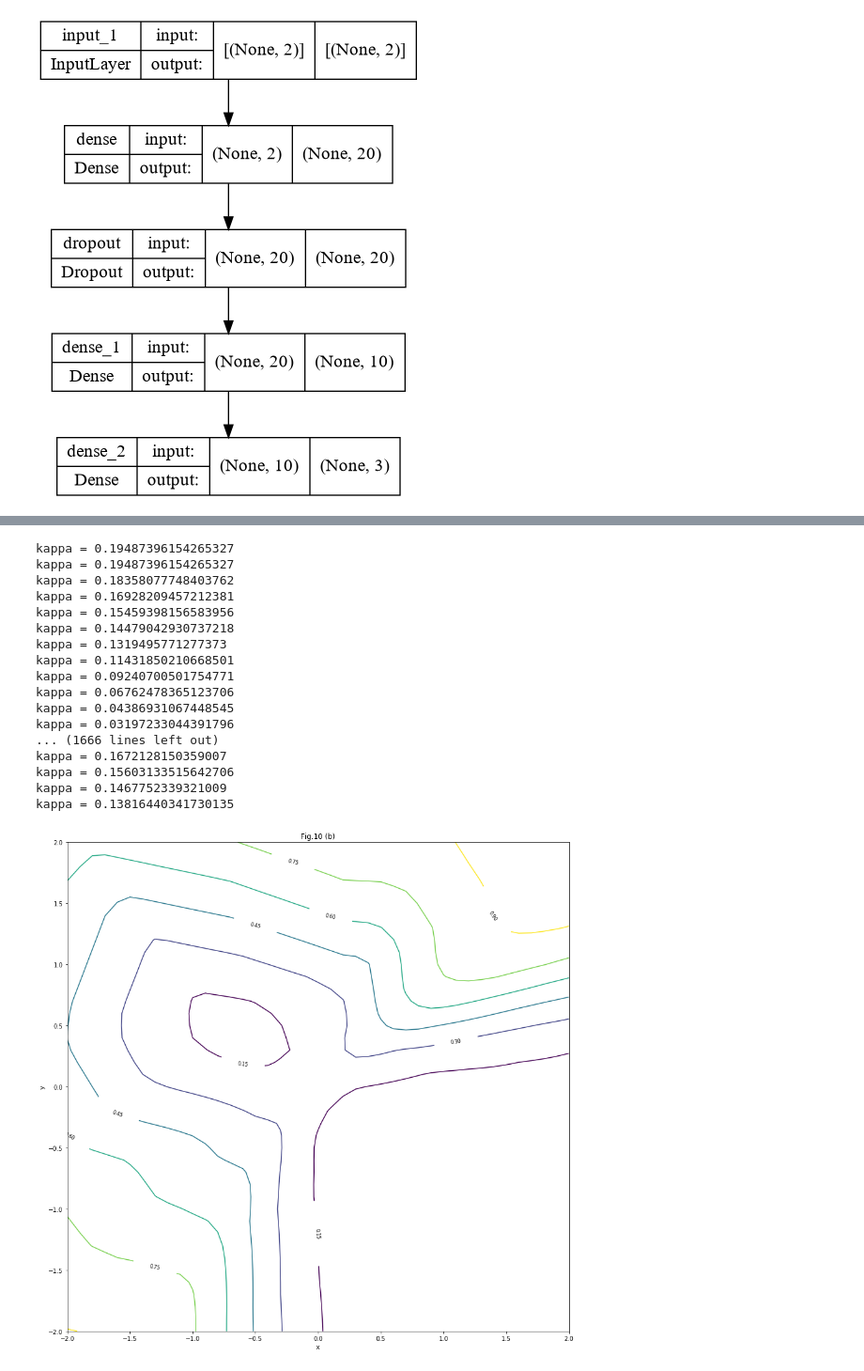
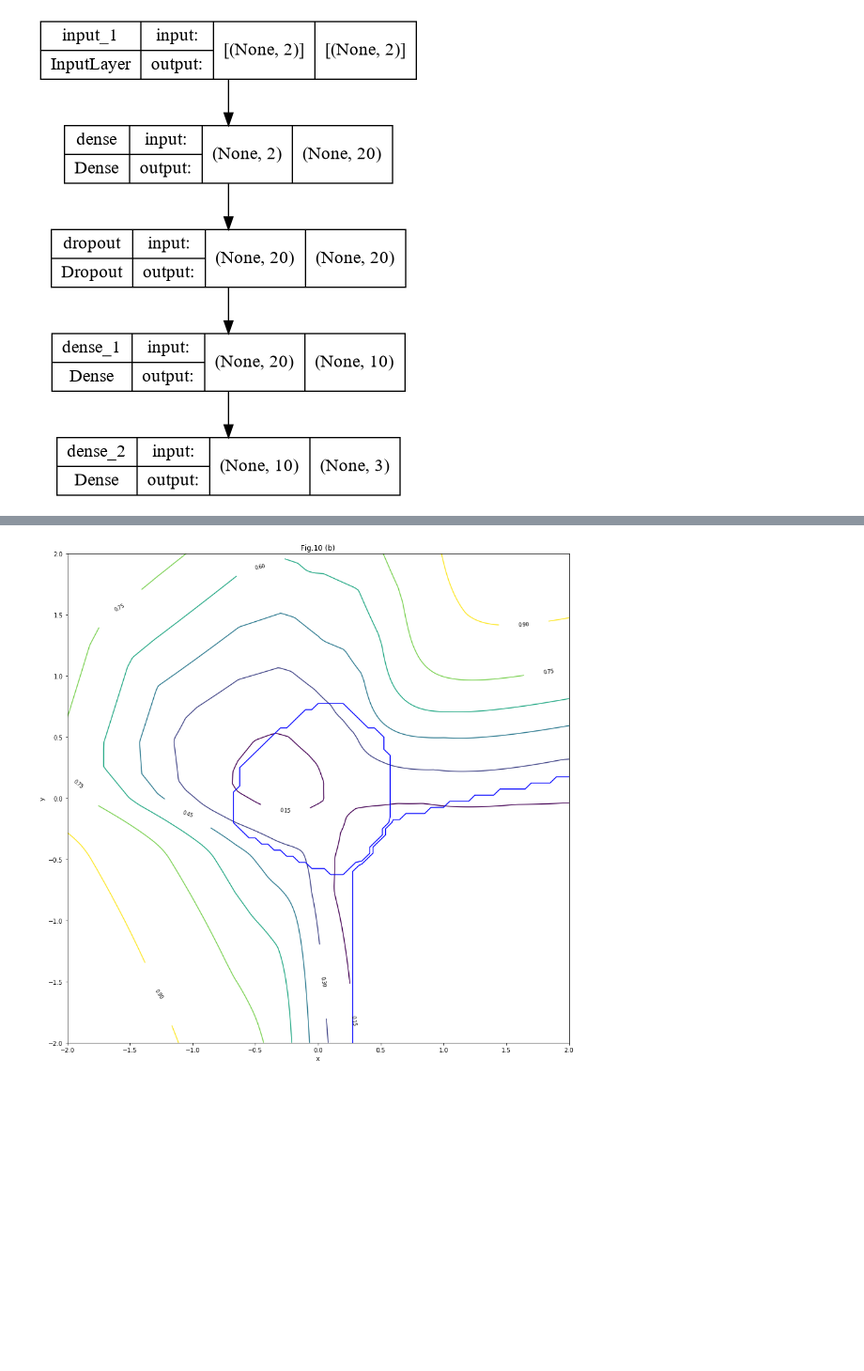
Before and after one commit to evidentiallab/Lunde_Chen_NN_Belief_Reproduction, a Jupyter notebook: NNBelief_neural_network.ipynb, the cells around one changed output, grey strips where cells are left out. Shown at 94% size. Cells and saved outputs as stored; diff of their text form; code cells hidden in the pictures; blank space fills up the shorter version.

```diff
--- a/NNBelief_neural_network.ipynb
+++ b/NNBelief_neural_network.ipynb
@@ -53,35 +53,3 @@ plt.ylim([-2.3, 2.3])
 plt.show()
 # %% [output]
 [figure]
-# %%
-mu1 = [0, 0]
-mu2 = [0, 0]
-mu3 = [1, -1]
-sigma1 = [[0.1, 0], [0, 0.1]]
-sigma2 = [[0.5, 0], [0, 0.5]]
-sigma3 = [[0.3, -0.15], [-0.15, 0.3]]
-p1 = 1.0/3.0
-p2 = 1.0/3.0
-p3 = 1- p1 - p2
-
-def gen_data(N, mu1, mu2, mu3, sigma1, sigma2, sigma3, p1, p2):
-    y = np.random.choice([1, 2, 3], N, p=[p1, p2, 1 - p1 - p2])
-    X = np.zeros((N,2))
-    N1 = np.count_nonzero(y == 1)
-    N2 = np.count_nonzero(y == 2)
-    N3 = np.count_nonzero(y == 3)
-    X[y==1, ] = np.random.multivariate_normal(mu1, sigma1, N1)
-    X[y==2, ] = np.random.multivariate_normal(mu2, sigma2, N2)
-    X[y==3, ] = np.random.multivariate_normal(mu3, sigma3, N3)
-    return X, y
-
-X, y = gen_data(900, mu1, mu2, mu3, sigma1, sigma2, sigma3, p1, p2)
-
-fig, ax = plt.subplots()
-plt.scatter(X[y==1, 0], X[y==1, 1], c='k', marker='o', s=5)
-plt.scatter(X[y==2, 0], X[y==2, 1], c='r', marker='^', s=3)
-plt.scatter(X[y==3, 0], X[y==3, 1], c='g', marker='+', s=8)
-fig.set_size_inches(7, 6)
-plt.xlim([-2.3, 2.3])
-plt.ylim([-2.3, 2.3])
-plt.show()
@@ -892,8 +858,8 @@ kappa = 0.25516714016860875
 def get_m_theta_for_class_1(_px, _py):
     return get_m_theta_k(model, _px, _py, 0)
 
-arr_x = np.arange(-2.0, 2.1, 0.1)
-arr_y = np.arange(-2.0, 2.1, 0.1)
+arr_x = np.arange(-2.0, 2.05, 0.02)
+arr_y = np.arange(-2.0, 2.05, 0.02)
 
 _X, _Y = np.meshgrid(arr_x, arr_y)
 # https://stackoverflow.com/questions/61899911
@@ -901,6 +867,7 @@ Z = np.vectorize(get_m_theta_for_class_1)(_X, _Y)
 
 fig, ax = plt.subplots()
 ct = ax.contour(arr_x, arr_y, Z)
+ax.contour(grid_X, grid_Y, Z_neural_network, levels=[1.5, 2.5, 3.5], colors='b')
 ax.clabel(ct, colors='k', fmt='%2.2f', fontsize=8)
 ax.set_title('Fig.10 (a)')
 ax.set_xlabel('x')
@@ -931,43 +881,23 @@ kappa = 0.13816440341730135
 # %%
-# Plot Figure 10 (a)
+# Plot Figure 10 (b)
 
 def get_m_theta_for_class_2(_px, _py):
     return get_m_theta_k(model, _px, _py, 1)
 
-arr_x = np.arange(-2.0, 2.1, 0.1)
-arr_y = np.arange(-2.0, 2.1, 0.1)
-
-_X, _Y = np.meshgrid(arr_x, arr_y)
 # https://stackoverflow.com/questions/61899911
 Z = np.vectorize(get_m_theta_for_class_2)(_X, _Y)
 
 fig, ax = plt.subplots()
 ct = ax.contour(arr_x, arr_y, Z)
+ax.contour(grid_X, grid_Y, Z_neural_network, levels=[1.5, 2.5, 3.5], colors='b')
 ax.clabel(ct, colors='k', fmt='%2.2f', fontsize=8)
 ax.set_title('Fig.10 (b)')
 ax.set_xlabel('x')
 ax.set_ylabel('y')
 fig.set_size_inches(15, 15)
 plt.xlim([-2, 2])
 plt.ylim([-2, 2])
 plt.show()
 # %% [output]
-kappa = 0.19487396154265327
-kappa = 0.19487396154265327
-kappa = 0.18358077748403762
-kappa = 0.16928209457212381
-kappa = 0.15459398156583956
-kappa = 0.14479042930737218
-kappa = 0.1319495771277373
-kappa = 0.11431850210668501
-kappa = 0.09240700501754771
-kappa = 0.06762478365123706
-kappa = 0.04386931067448545
-kappa = 0.03197233044391796
-... (1666 lines left out)
-kappa = 0.1672128150359007
-kappa = 0.15603133515642706
-kappa = 0.1467752339321009
-kappa = 0.13816440341730135
-[figure, old version]
+[figure, new version]
 # %%
```
Also changed, not shown: parts of 40 cells of this notebook.
